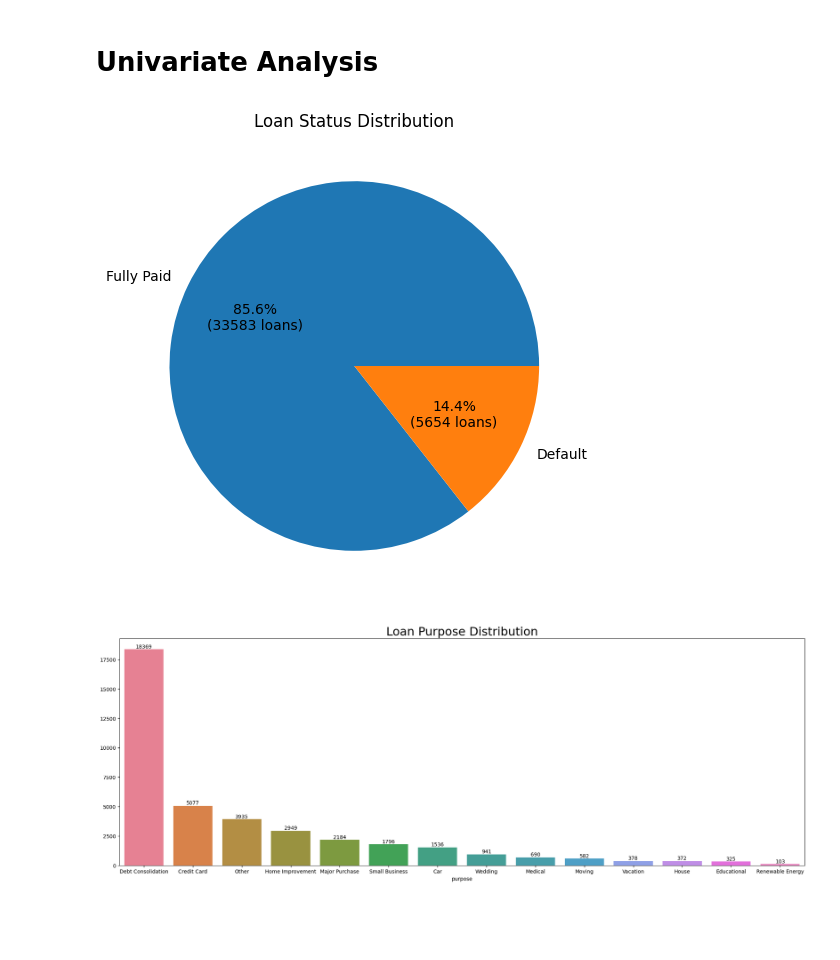
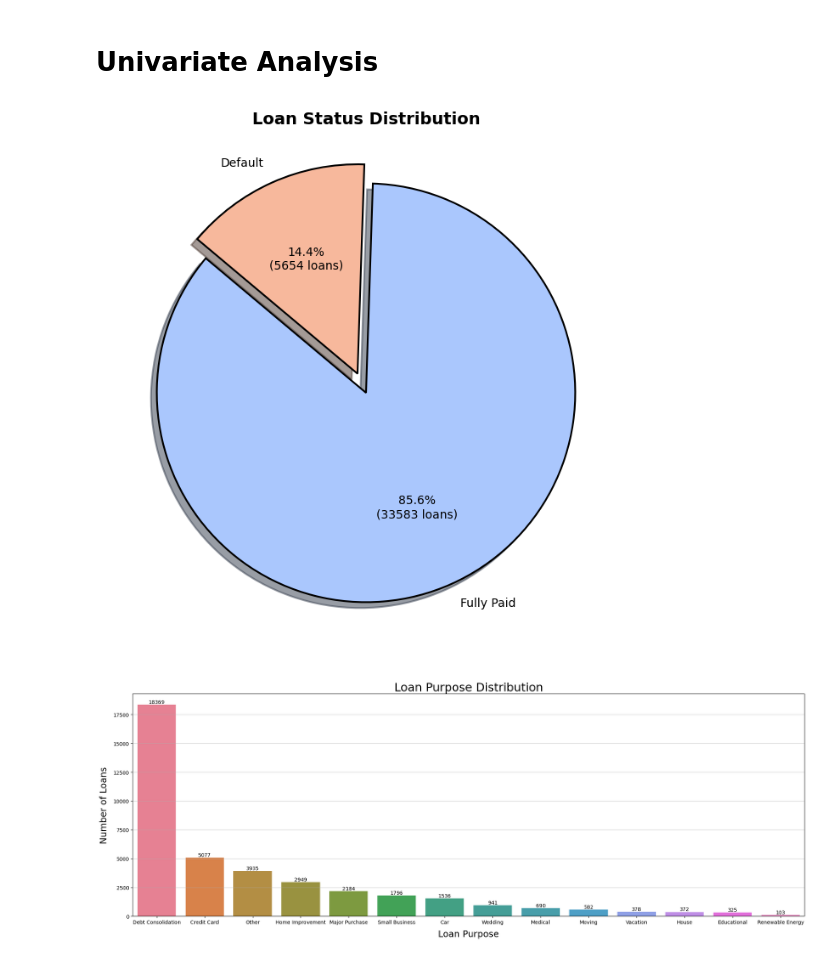
Before and after one commit to Memphis-rains/Loan-Default-System, a Jupyter notebook: eda.ipynb, the cells around one changed output. Drawn from its saved outputs; the diff is of its cells as text; code cells hidden in the pictures; blank space fills up the shorter version.

```diff
--- a/eda.ipynb
+++ b/eda.ipynb
@@ -11,26 +11,44 @@ df.shape
 # %% [markdown]
 # Univariate Analysis
 # %%
-# 1. Number and Percentage of Default Loans
+import matplotlib.pyplot as plt
+import seaborn as sns
 
+# Count loan status values
 loan_status_counts = df["loan_status"].value_counts()
 
-# Define a function to format the pie chart annotations
+# Define colors using Seaborn's color palette
+colors = sns.color_palette("coolwarm", len(loan_status_counts))
+
+# Define explode to highlight the 'Default' category
+explode = [0.1 if status == "Default" else 0 for status in loan_status_counts.index]
+
+# Define function for percentage and count labels
 def func(pct, allvals):
     absolute = int(round(pct / 100. * sum(allvals)))
     return "{:.1f}%\n({:d} loans)".format(pct, absolute)
 
-plt.figure(figsize=(6, 6))
+# Create figure
+plt.figure(figsize=(8, 8))
 plt.pie(
     loan_status_counts,
     labels=loan_status_counts.index,
     autopct=lambda pct: func(pct, loan_status_counts),
+    colors=colors,
+    explode=explode,
+    startangle=140,
+    wedgeprops={"edgecolor": "black", "linewidth": 1.5, "antialiased": True},
+    shadow=True
+)
 
-)
-plt.title('Loan Status Distribution')
+
+# Add title
+plt.title("Loan Status Distribution", fontsize=14, fontweight="bold")
+
+# Show plot
 plt.show()
 # %% [output]
-[figure, old version]
+[figure, new version]
 # %%
 # 2. Majority Loan Purpose
 loan_purpose_counts = df["purpose"].value_counts()
@@ -40,7 +58,9 @@ plt.title("Loan Purpose Distribution",fontsize="23")
 ax=sns.barplot(x=loan_purpose_counts.index,y=loan_purpose_counts.values,hue=loan_purpose_counts.index)
 bars=ax.patches
 heights=[bar.get_height() for bar in bars]
-
+plt.xlabel("Loan Purpose", fontsize=18, labelpad=10)
+plt.ylabel("Number of Loans", fontsize=18, labelpad=10)
+plt.grid(axis="y", linestyle="-", alpha=0.6)
 #adding annoation on the top of te bar chart
 for bar,height in zip(bars,heights):
     ax.text(
@@ -52,7 +72,7 @@ for bar,height in zip(bars,heights):
     )
 plt.show()
 # %% [output]
-[figure, old version]
+[figure, new version]
 # %%
 import matplotlib.pyplot as plt
 
```
Also changed, not shown: parts of 9 cells of this notebook, 1 other file.
